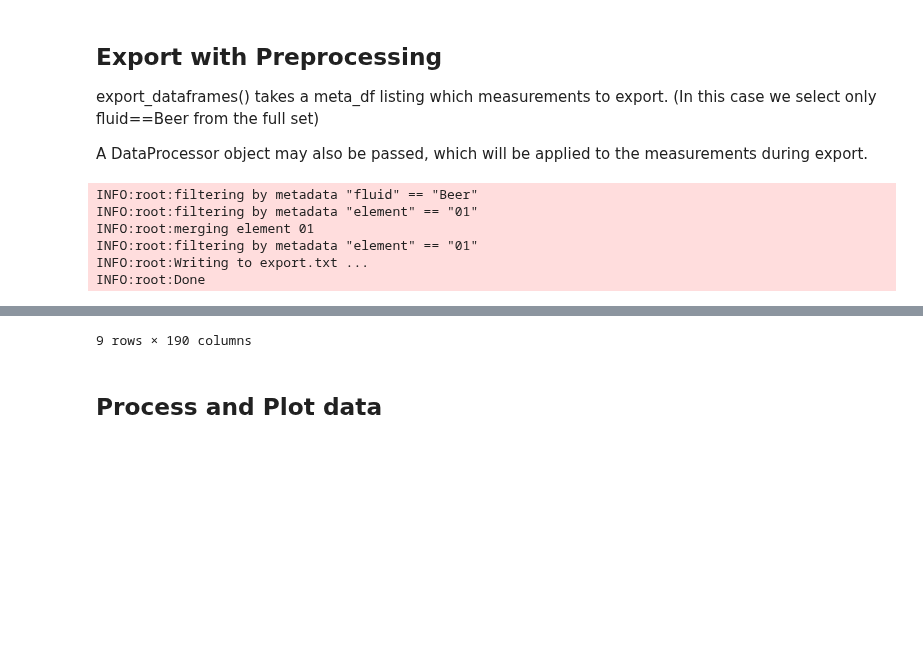
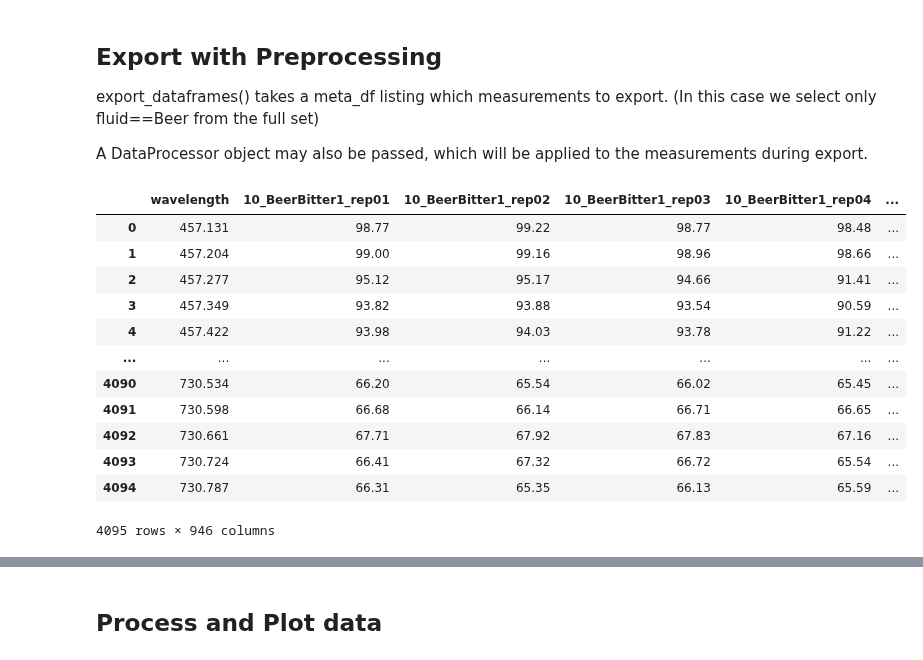
Before and after one commit to calcut/dwt-optical, a Jupyter notebook: csv_import_export.ipynb, the cells around one changed output, grey strips where cells are left out. Cells and saved outputs as stored; diff of their text form; code cells hidden in the pictures; blank space fills up the shorter version.

```diff
--- a/csv_import_export.ipynb
+++ b/csv_import_export.ipynb
@@ -225,34 +207,55 @@ measurements during export.
 # %%
 import lib.csv_helpers as csv
 import lib.data_process
+import lib.json_setup as json_setup
+
 os.chdir('/Users/calum/spectrometer/')
 
 
-setup = csv.get_default_setup()
+# setup = csv.get_default_setup()
+setup_path = "/Users/calum/spectrometer/setup/HAN24.json"
+setup = json_setup.json_to_dict(setup_path)
+
 meta_df = csv.read_metadata(setup)
 meta_df = csv.select_from_metadata('fluid', 'Beer', meta_df)
-# meta_df = csv.select_from_metadata('element', '01', meta_df)
-# meta_df = csv.select_from_metadata('sensor', 'DUM01', meta_df)
+meta_df = csv.select_from_metadata('element', '01', meta_df)
 
 dp = lib.data_process.DataProcessor()
 dp.apply_normalise = True
 dp.apply_smooth = True
 dp.apply_trim = True
 dp.apply_interpolate = True
 dp.apply_round = True
 
 dp.smooth_points = 3
 dp.wavelength_trim_min = 540
 dp.wavelength_trim_max = 730
 dp.round_decimals = 3
 dp.interpolate_sampling_rate = 1.0
 
+merged_df, title = csv.merge_dataframes(setup, meta_df)
+
+merged_df
+df = dp.process_dataframe(merged_df)
+print(title)
+
+lib.data_process.plot(df)
+
 export = csv.export_dataframes(setup, meta_df, dp=dp, outfile='export.txt')
 export
+# stats = csv.export_stats(setup, meta_df, dp=dp, outfile='export_stats.txt')
+# stats
 # %% [output]
+|  | wavelength | 10_BeerBitter1_rep01 | 10_BeerBitter1_rep02 | 10_BeerBitter1_rep03 | 10_BeerBitter1_rep04 | ... |
+| 0 | 457.131 | 98.77 | 99.22 | 98.77 | 98.48 | ... |
+| 1 | 457.204 | 99.00 | 99.16 | 98.96 | 98.66 | ... |
+| 2 | 457.277 | 95.12 | 95.17 | 94.66 | 91.41 | ... |
+| 3 | 457.349 | 93.82 | 93.88 | 93.54 | 90.59 | ... |
+| 4 | 457.422 | 93.98 | 94.03 | 93.78 | 91.22 | ... |
+| ... | ... | ... | ... | ... | ... | ... |
+| 4090 | 730.534 | 66.20 | 65.54 | 66.02 | 65.45 | ... |
+| 4091 | 730.598 | 66.68 | 66.14 | 66.71 | 66.65 | ... |
+| 4092 | 730.661 | 67.71 | 67.92 | 67.83 | 67.16 | ... |
+| 4093 | 730.724 | 66.41 | 67.32 | 66.72 | 65.54 | ... |
+| 4094 | 730.787 | 66.31 | 65.35 | 66.13 | 65.59 | ... |
-INFO:root:filtering by metadata "fluid" == "Beer"
-INFO:root:filtering by metadata "element" == "01"
-INFO:root:merging element 01
-INFO:root:filtering by metadata "element" == "01"
-INFO:root:Writing to export.txt ...
-INFO:root:Done
+4095 rows × 946 columns
@@ -271,4 +262,3 @@ INFO:root:Done
-9 rows × 190 columns
 # %% [markdown]
 ## Process and Plot data
 # %%
```
Also changed, not shown: parts of 4 cells of this notebook, 2 other files.
